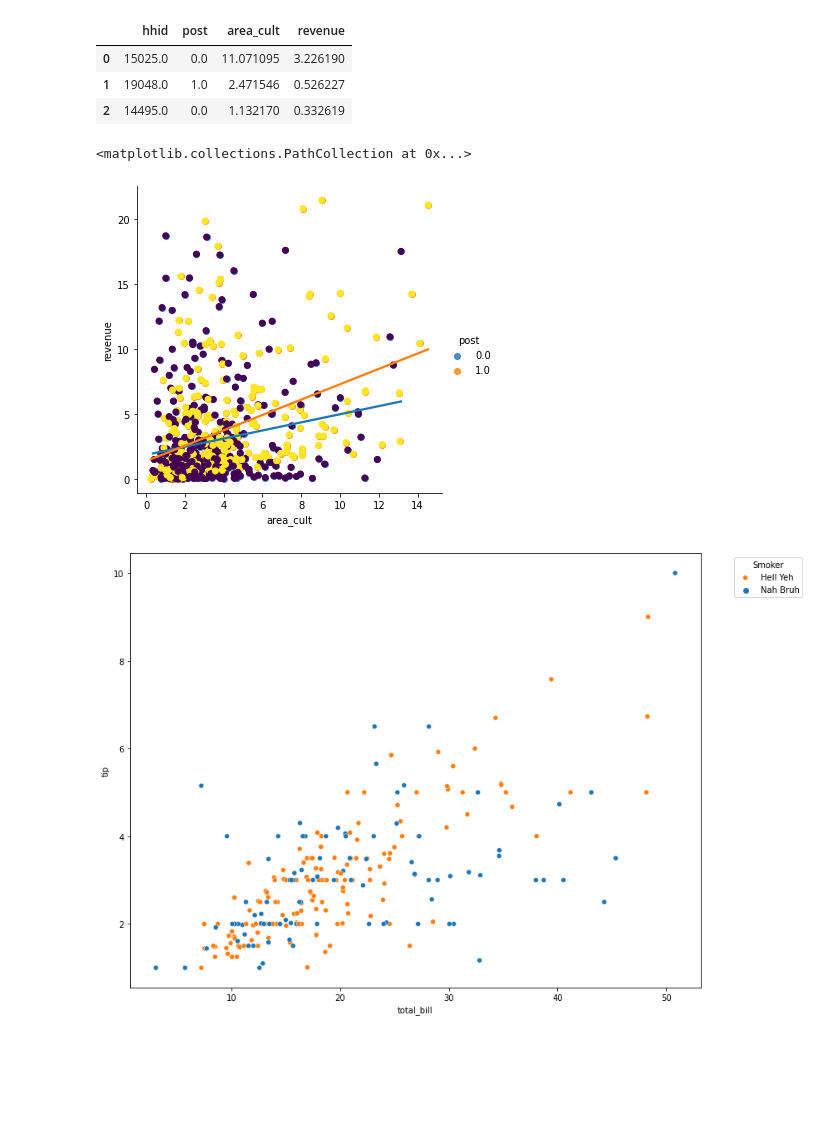
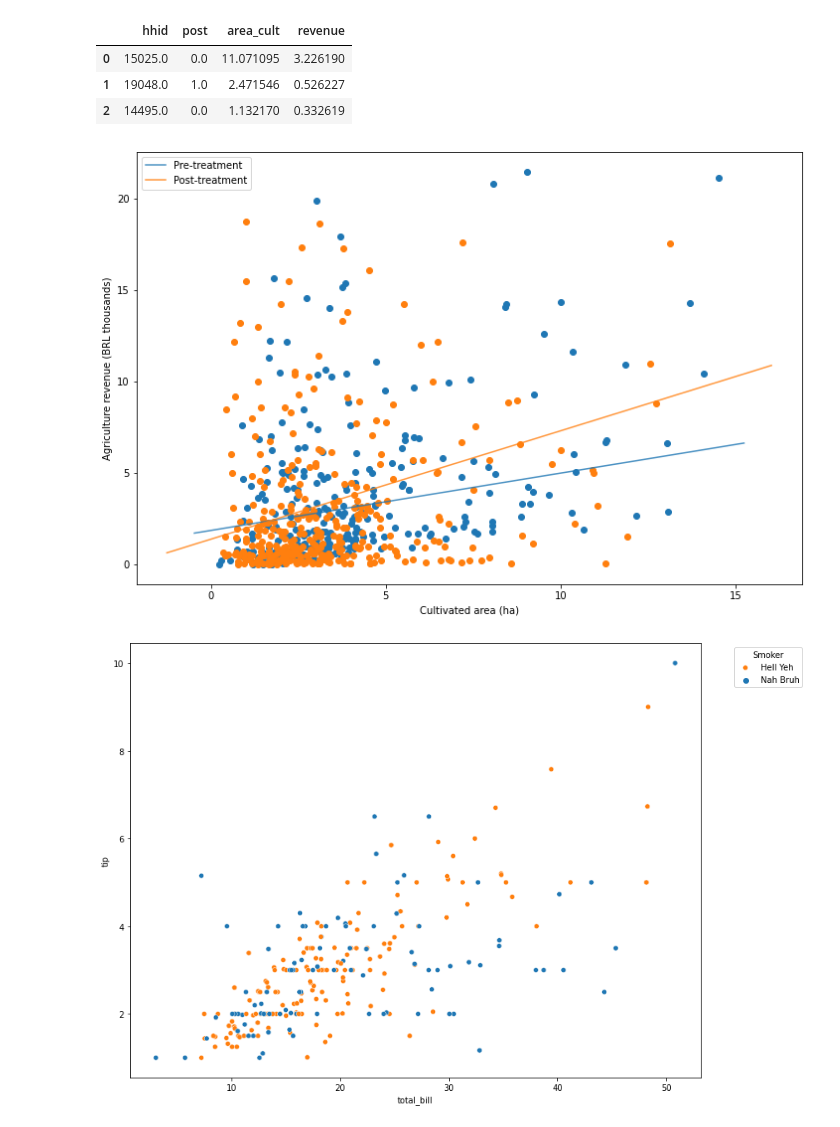
Before and after one commit to d2cml-ai/python_visual_library, a Jupyter notebook: python_notebooks/03_scatter.ipynb, the cells around one changed output. Saved outputs shown, nothing was run; the diff lists cells and outputs as text; code cells hidden in the pictures; blank space fills up the shorter version.

Commit message:
update scatter

```diff
--- a/python_notebooks/03_scatter.ipynb
+++ b/python_notebooks/03_scatter.ipynb
@@ -57,25 +53,40 @@ data1.head(3)
 | 1 | 19048.0 | 1.0 | 2.471546 | 0.526227 |
 | 2 | 14495.0 | 0.0 | 1.132170 | 0.332619 |
 # %%
+plt.figure(figsize=(12, 8), facecolor="white")
+def abline(slope, intercept, lbl = "None"):
+    """Plot a line from slope and intercept"""
+    axes = plt.gca()
+    x_vals = np.array(axes.get_xlim())
+    y_vals = intercept + slope * x_vals
+    plt.plot(x_vals, y_vals, '-',  alpha = .8, label = lbl)
 
 
-# ax.legend(title = "lkdsf")
-sns.lmplot(
-    data = data1
-    , x = "area_cult", y = "revenue", hue = "post"
-    , ci = 0
-    # , legend = False
-    # , facet_kws={'legend_out': True}
-)
-plt.scatter('area_cult', 'revenue', data = data1, c = "post")
-# plt.xlabel("Cultivated area (ha)")
-# plt.ylabel("Agriculture revenue (BRL thousands)")
+data10 = data1[data1.post == 0]
+data11 = data1[data1.post == 1]
+
+m0, b0 = np.polyfit(data10.area_cult, data10.revenue, 1)
+m1, b1 = np.polyfit(data11.area_cult, data11.revenue, 1)
+# m,b = np.polyfit(x, y, 1)
+
+lbs = ["Post-treatment", "Pre-treatment"]
+
+plt.scatter('area_cult', 'revenue', data = data1[data1.post == 1], label = "")
+plt.scatter('area_cult', 'revenue', data = data1[data1.post == 0], label = "")
+abline(m0, b0, lbs[1])
+abline(m1, b1, lbs[0])
+plt.legend()
+plt.xticks(np.arange(0, 16, 5))
+plt.yticks(np.arange(0, 21, 5))
+plt.xlabel("Cultivated area (ha)")
+plt.ylabel("Agriculture revenue (BRL thousands)")
+plt.savefig("../figs/03scatter_02.png", bbox_inches='tight', dpi = 400)
+
 # plt.plot()
 
 # plt.legend(loc='lower center', labels=['Hell Yeh', 'Nah Bruh'])
 # %% [output]
-<matplotlib.collections.PathCollection at 0x...>
-[figure, old version]
+[figure, new version]
 # %%
 from matplotlib import pyplot as plt
 import seaborn as sns
```
Also changed, not shown: parts of 6 cells of this notebook, 5 other files.
